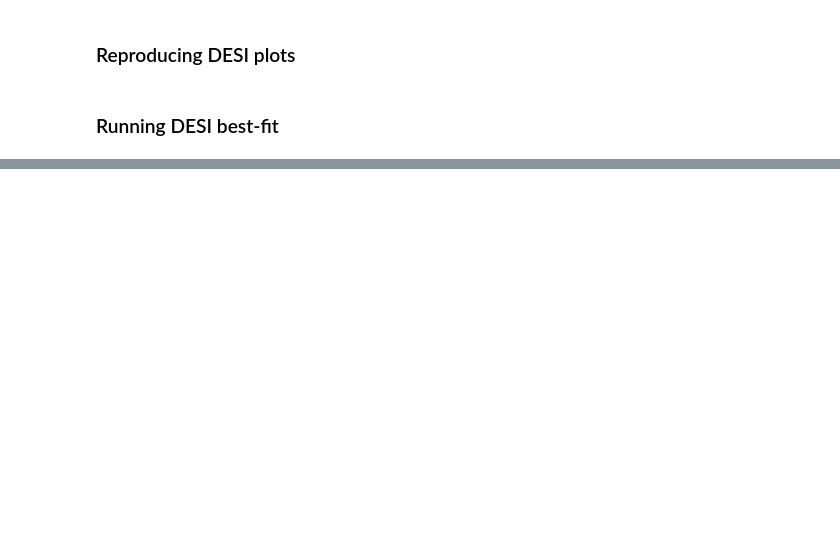
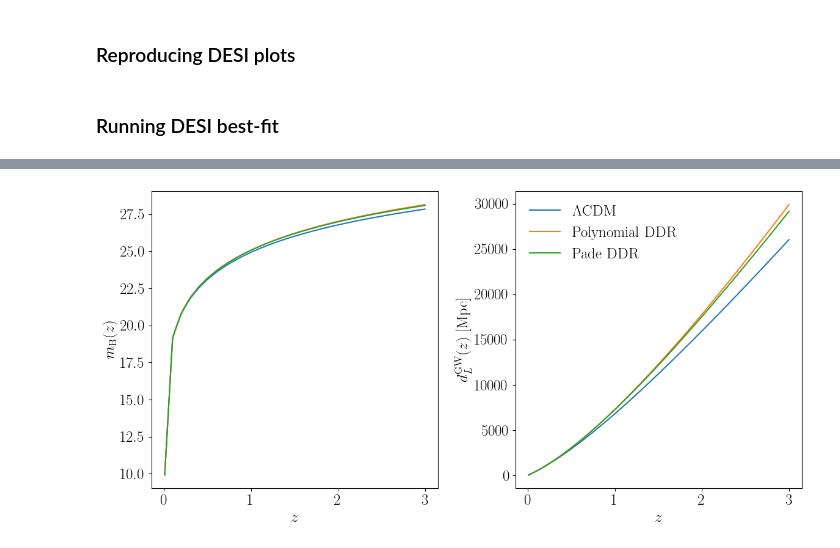
Before and after one commit to chiaradeleo1/CANDI, a Jupyter notebook: DEMO_theory.ipynb, the cells around one changed output, grey strips where cells are left out. Drawn from its saved outputs; the diff is of its cells as text; code cells hidden in the pictures; blank space fills up the shorter version.

Commit message:
adapted likelihoods to new theory

```diff
--- a/DEMO_theory.ipynb
+++ b/DEMO_theory.ipynb
@@ -281,0 +313,15 @@ with $d_A$ computed as above.
+# %%
+DDR_parameters = {'eta_model': 'polynomial',
+                  'use_pade': False,
+                  'parameters': {'a_EM': 1,
+                                 'n_EM': 1,
+                                 'epsilon0_EM': 0.1,
+                                 'a_GW': 1,
+                                 'n_GW': 1,
+                                 'epsilon0_GW': 0.1}}
+
+pade_parameters = deepcopy(DDR_parameters)
+pade_parameters['use_pade'] = True
+# %%
+DDR_results  = TheoryCalcs(settings,standard_params,SNmodel,fiducial,DDR=DDR_parameters,feedback=True)
+pade_results = TheoryCalcs(settings,standard_params,SNmodel,fiducial,DDR=pade_parameters,feedback=True)
@@ -281,0 +341,17 @@ with $d_A$ computed as above.
+# %%
+fig, ax = plt.subplots(nrows=1,ncols=2,figsize=(12,6))
+ax[0].plot(zplot,standard_results.mB(zplot),label=r'$\Lambda$CDM')
+ax[0].plot(zplot,DDR_results.mB(zplot),label=r'Polynomial DDR')
+ax[0].plot(zplot,pade_results.mB(zplot),label=r'Pade DDR')
+ax[0].set_xlabel(r'$z$')
+ax[0].set_ylabel(r'$m_{\rm B}(z)$')
+
+ax[1].plot(zplot,standard_results.DL_GW(zplot),label=r'$\Lambda$CDM')
+ax[1].plot(zplot,DDR_results.DL_GW(zplot),label=r'Polynomial DDR')
+ax[1].plot(zplot,pade_results.DL_GW(zplot),label=r'Pade DDR')
+ax[1].set_xlabel(r'$z$')
+ax[1].set_ylabel(r'$d_L^{\rm GW}(z)$ [Mpc]')
+ax[1].legend(loc='best',frameon=False)
+plt.tight_layout();
+# %% [output]
+[figure, added]
```
Also changed, not shown: parts of 10 cells of this notebook, 4 other files.
